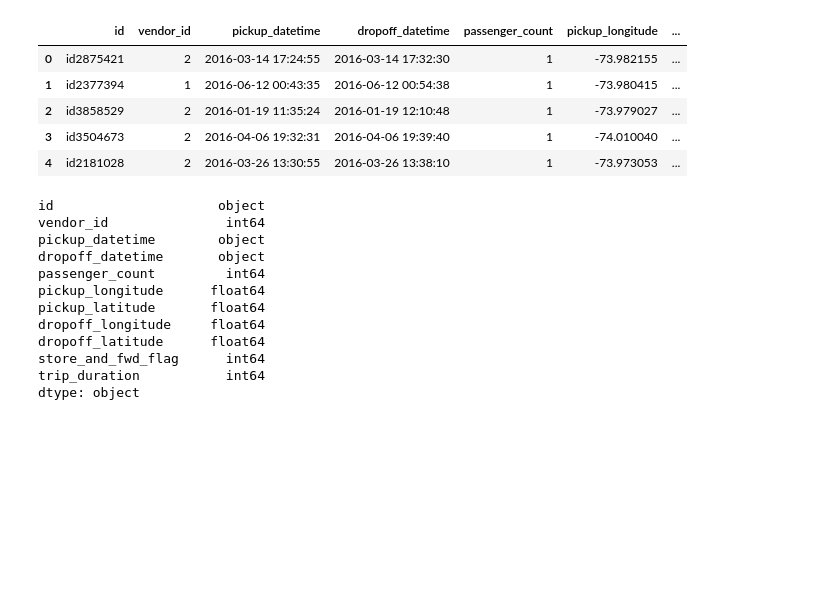
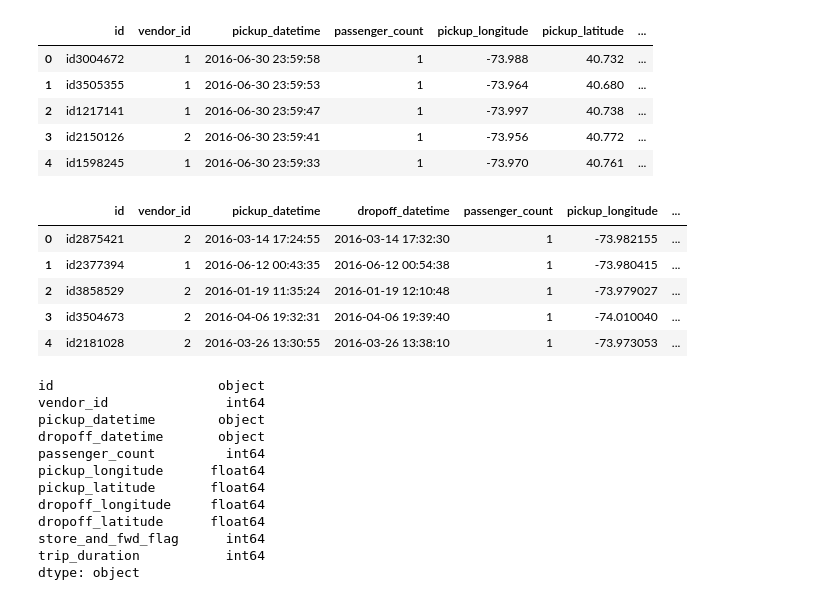
Before and after one commit to gregvidy/nyc_taxi_trip_kaggle, a Jupyter notebook: EDA.ipynb, the cells around one changed output. Drawn from its saved outputs; the diff is of its cells as text; code cells hidden in the pictures; blank space fills up the shorter version.

```diff
--- a/EDA.ipynb
+++ b/EDA.ipynb
@@ -8,6 +8,15 @@ df_train = pd.read_csv("input/train.csv")
 df_test = pd.read_csv("input/test.csv")
 # %%
 df_test["trip_duration"] = -1
+# %%
+df_test.head()
+# %% [output]
+|  | id | vendor_id | pickup_datetime | passenger_count | pickup_longitude | pickup_latitude | ... |
+| 0 | id3004672 | 1 | 2016-06-30 23:59:58 | 1 | -73.988 | 40.732 | ... |
+| 1 | id3505355 | 1 | 2016-06-30 23:59:53 | 1 | -73.964 | 40.680 | ... |
+| 2 | id1217141 | 1 | 2016-06-30 23:59:47 | 1 | -73.997 | 40.738 | ... |
+| 3 | id2150126 | 2 | 2016-06-30 23:59:41 | 1 | -73.956 | 40.772 | ... |
+| 4 | id1598245 | 1 | 2016-06-30 23:59:33 | 1 | -73.970 | 40.761 | ... |
 # %%
 full_df = pd.concat([df_train, df_test], axis=0)
 # %%
```
Also changed, not shown: parts of 7 cells of this notebook.
